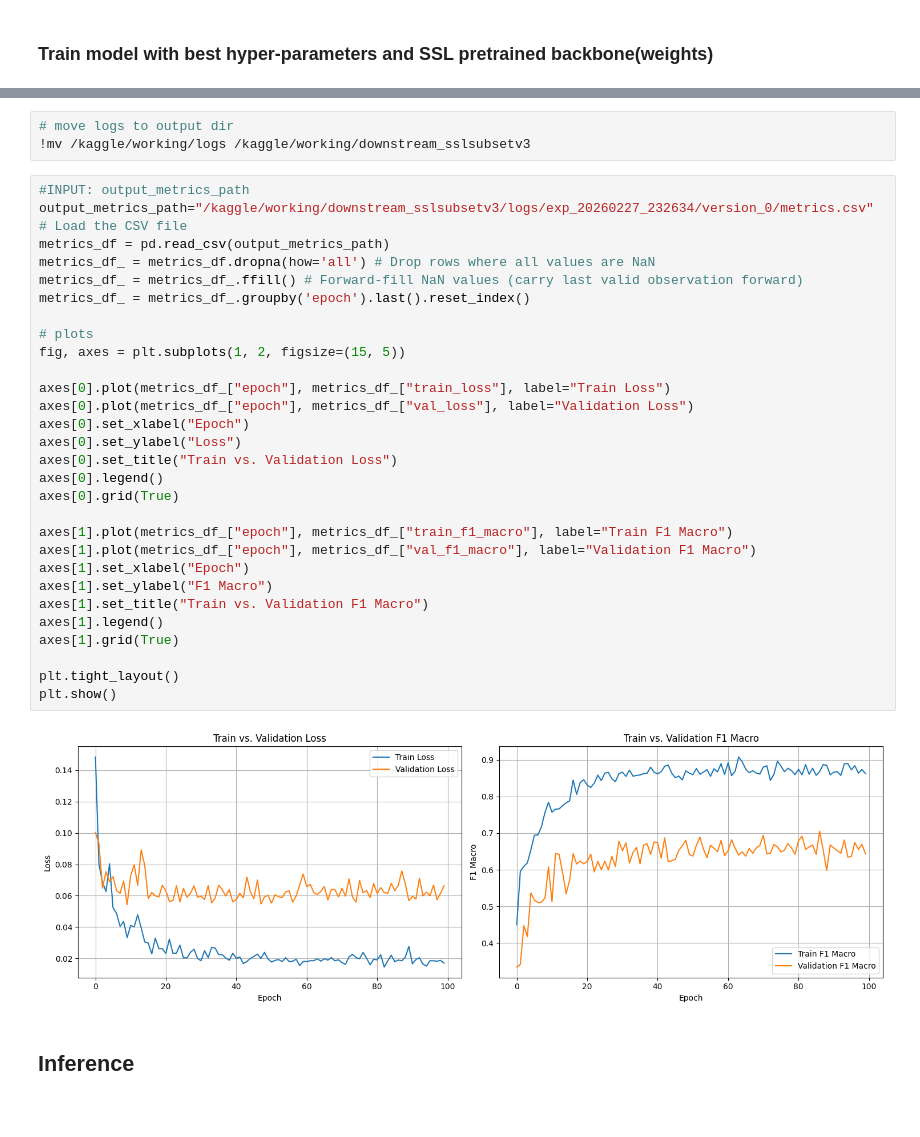
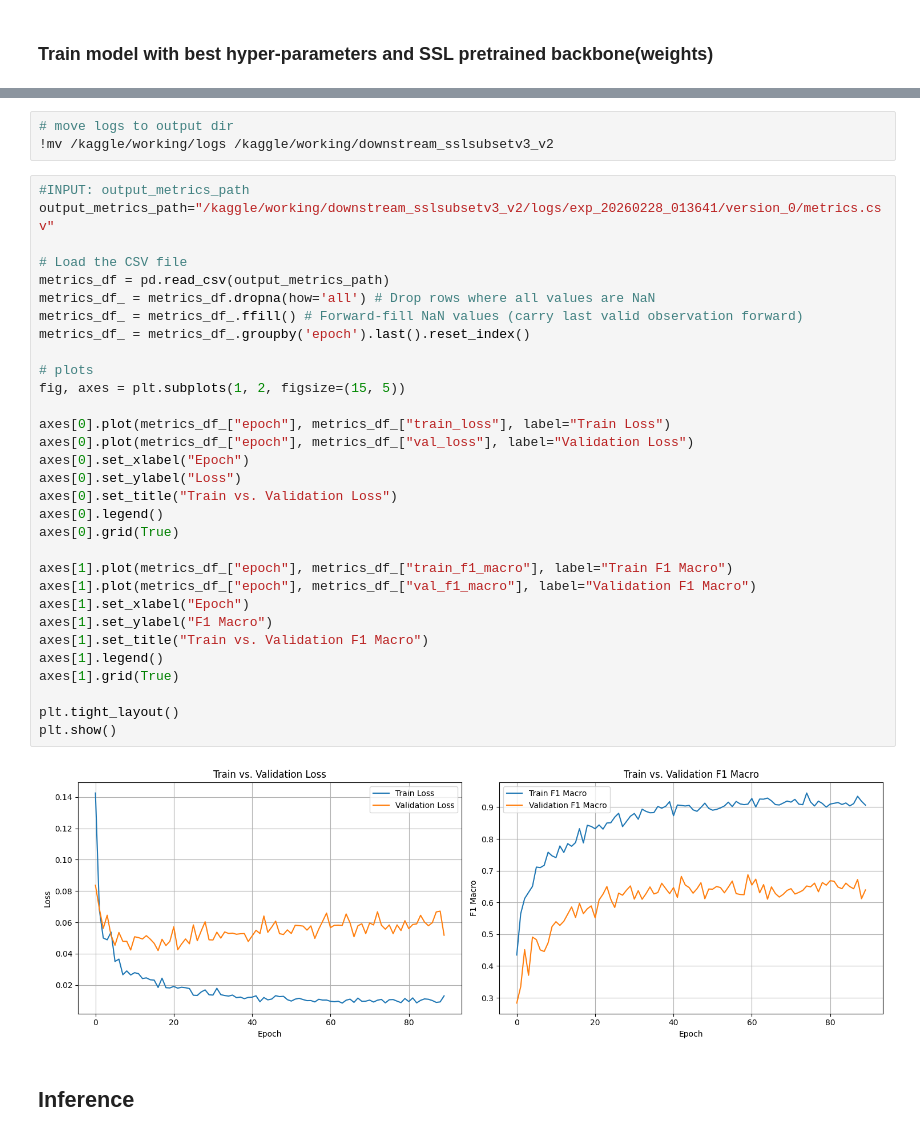
Before and after one commit to Omowonuola-Akintola/ICPR-Contest-2026, a Jupyter notebook: classification.ipynb, the cells around one changed output, grey strips where cells are left out. Drawn from its saved outputs; the diff is of its cells as text.

```diff
--- a/classification.ipynb
+++ b/classification.ipynb
@@ -1248,38 +1262,39 @@ Training time: 25.021090451876322 min
 # %%
 # move logs to output dir
-!mv /kaggle/working/logs /kaggle/working/downstream_sslsubsetv3
+!mv /kaggle/working/logs /kaggle/working/downstream_sslsubsetv3_v2
 # %%
 #INPUT: output_metrics_path
-output_metrics_path="/kaggle/working/downstream_sslsubsetv3/logs/exp_20260227_232634/version_0/metrics.csv"
+output_metrics_path="/kaggle/working/downstream_sslsubsetv3_v2/logs/exp_20260228_013641/version_0/metrics.csv"
+
 # Load the CSV file
 metrics_df = pd.read_csv(output_metrics_path)
 metrics_df_ = metrics_df.dropna(how='all') # Drop rows where all values are NaN
 metrics_df_ = metrics_df_.ffill() # Forward-fill NaN values (carry last valid observation forward)
 metrics_df_ = metrics_df_.groupby('epoch').last().reset_index()
 
 # plots
 fig, axes = plt.subplots(1, 2, figsize=(15, 5))
 
 axes[0].plot(metrics_df_["epoch"], metrics_df_["train_loss"], label="Train Loss")
 axes[0].plot(metrics_df_["epoch"], metrics_df_["val_loss"], label="Validation Loss")
 axes[0].set_xlabel("Epoch")
 axes[0].set_ylabel("Loss")
 axes[0].set_title("Train vs. Validation Loss")
 axes[0].legend()
 axes[0].grid(True)
 
 axes[1].plot(metrics_df_["epoch"], metrics_df_["train_f1_macro"], label="Train F1 Macro")
 axes[1].plot(metrics_df_["epoch"], metrics_df_["val_f1_macro"], label="Validation F1 Macro")
 axes[1].set_xlabel("Epoch")
 axes[1].set_ylabel("F1 Macro")
 axes[1].set_title("Train vs. Validation F1 Macro")
 axes[1].legend()
 axes[1].grid(True)
 
 plt.tight_layout()
 plt.show()
 # %% [output]
-[figure, old version]
+[figure, new version]
 # %% [markdown]
 ## Inference
 # %%
```
Also changed, not shown: parts of 9 cells of this notebook.
